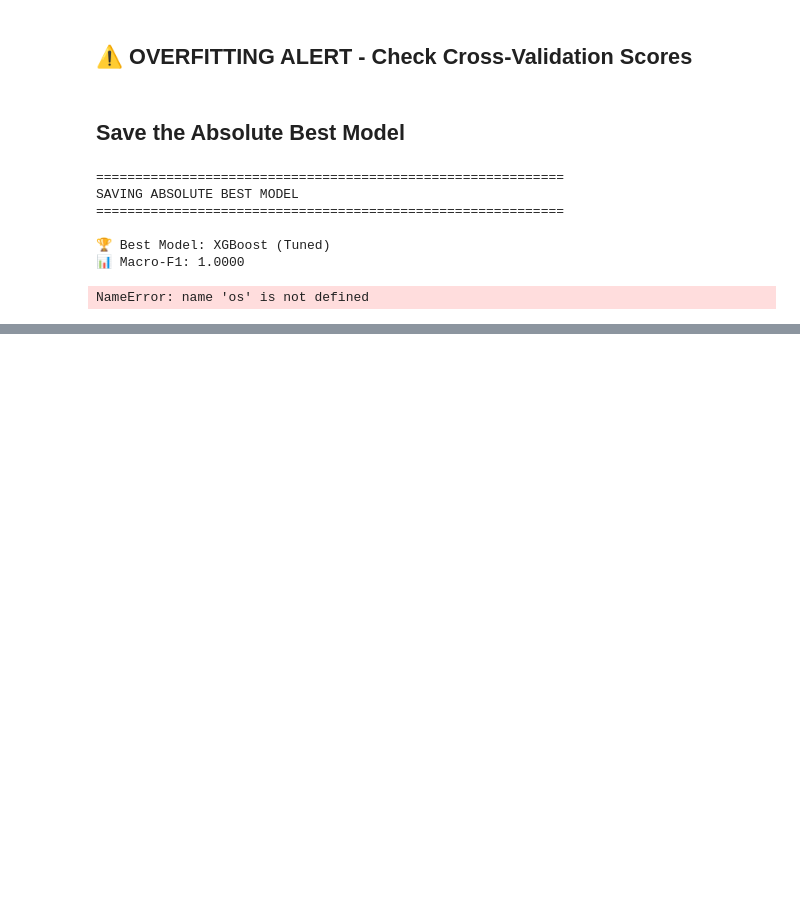
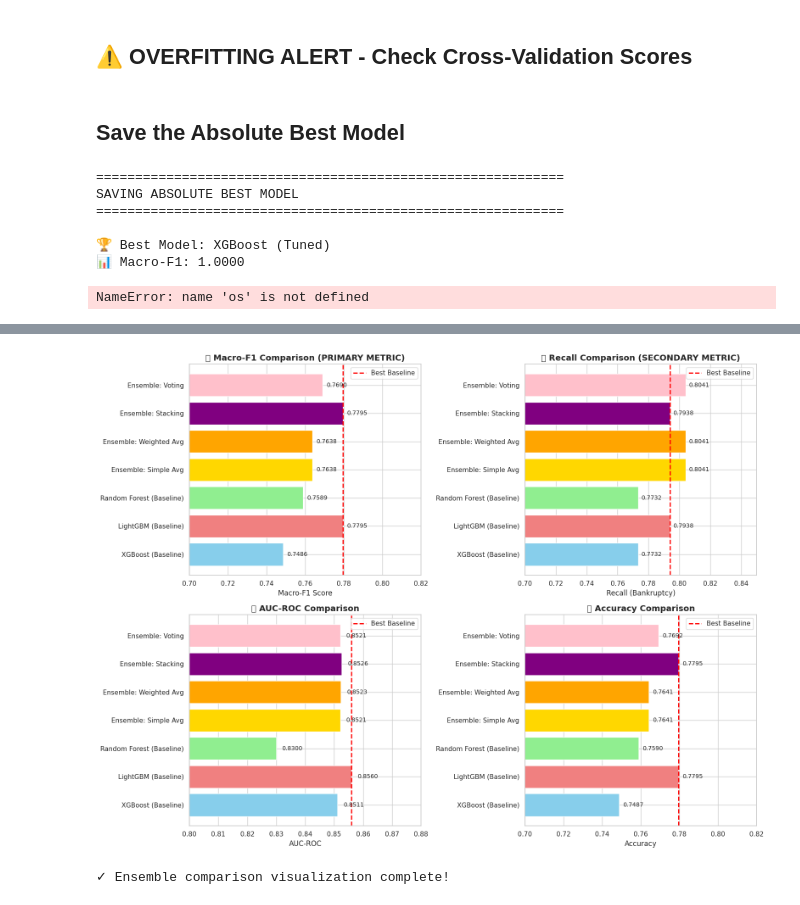
Before and after one commit to c0d3l0v3r-HeHe/Predict2Protect-Hackathon-ISMDhanbad, a Jupyter notebook: notebook.ipynb, the cells around one changed output, grey strips where cells are left out. Cells and saved outputs as stored; diff of their text form; code cells hidden in the pictures; blank space fills up the shorter version.

```diff
--- a/notebook.ipynb
+++ b/notebook.ipynb
@@ -4012,0 +4415,62 @@ NameError: name 'os' is not defined
+# %%
+# Visualize ensemble comparison
+fig, axes = plt.subplots(2, 2, figsize=(16, 12))
+
+# Filter out separator row for plotting
+plot_data = ensemble_comparison[ensemble_comparison['Model'] != '─' * 30].copy()
+
+# Plot 1: Macro-F1 (PRIMARY METRIC)
+axes[0, 0].barh(plot_data['Model'], plot_data['Macro-F1'],
+                color=['skyblue', 'lightcoral', 'lightgreen',
+                       'gold', 'orange', 'purple', 'pink'])
+axes[0, 0].set_xlabel('Macro-F1 Score', fontsize=12)
+axes[0, 0].set_title('📊 Macro-F1 Comparison (PRIMARY METRIC)', fontsize=14, fontweight='bold')
+axes[0, 0].set_xlim(0.70, 0.82)
+axes[0, 0].axvline(lgb_macro_f1, color='red', linestyle='--', linewidth=2, label='Best Baseline')
+for i, v in enumerate(plot_data['Macro-F1']):
+    axes[0, 0].text(v + 0.002, i, f'{v:.4f}', va='center', fontsize=10)
+axes[0, 0].legend()
+
+# Plot 2: Recall (SECONDARY METRIC)
+axes[0, 1].barh(plot_data['Model'], plot_data['Recall'],
+                color=['skyblue', 'lightcoral', 'lightgreen',
+                       'gold', 'orange', 'purple', 'pink'])
+axes[0, 1].set_xlabel('Recall (Bankruptcy)', fontsize=12)
+axes[0, 1].set_title('📊 Recall Comparison (SECONDARY METRIC)', fontsize=14, fontweight='bold')
+axes[0, 1].set_xlim(0.70, 0.85)
+axes[0, 1].axvline(lgb_recall, color='red', linestyle='--', linewidth=2, label='Best Baseline')
+for i, v in enumerate(plot_data['Recall']):
+    axes[0, 1].text(v + 0.002, i, f'{v:.4f}', va='center', fontsize=10)
+axes[0, 1].legend()
+
+# Plot 3: AUC-ROC
+axes[1, 0].barh(plot_data['Model'], plot_data['AUC-ROC'],
+                color=['skyblue', 'lightcoral', 'lightgreen',
+                       'gold', 'orange', 'purple', 'pink'])
+axes[1, 0].set_xlabel('AUC-ROC', fontsize=12)
+axes[1, 0].set_title('📊 AUC-ROC Comparison', fontsize=14, fontweight='bold')
+axes[1, 0].set_xlim(0.80, 0.88)
+axes[1, 0].axvline(lgb_auc, color='red', linestyle='--', linewidth=2, label='Best Baseline')
+for i, v in enumerate(plot_data['AUC-ROC']):
+    axes[1, 0].text(v + 0.002, i, f'{v:.4f}', va='center', fontsize=10)
+axes[1, 0].legend()
+
+# Plot 4: Accuracy
+axes[1, 1].barh(plot_data['Model'], plot_data['Accuracy'],
+                color=['skyblue', 'lightcoral', 'lightgreen',
+                       'gold', 'orange', 'purple', 'pink'])
+axes[1, 1].set_xlabel('Accuracy', fontsize=12)
+axes[1, 1].set_title('📊 Accuracy Comparison', fontsize=14, fontweight='bold')
+axes[1, 1].set_xlim(0.70, 0.82)
+axes[1, 1].axvline(lgb_accuracy, color='red', linestyle='--', linewidth=2, label='Best Baseline')
+for i, v in enumerate(plot_data['Accuracy']):
+    axes[1, 1].text(v + 0.002, i, f'{v:.4f}', va='center', fontsize=10)
+axes[1, 1].legend()
+
+plt.tight_layout()
+plt.show()
+
+print("✓ Ensemble comparison visualization complete!")
+# %% [output]
+[figure, added]
+✓ Ensemble comparison visualization complete!
```
Also changed, not shown: parts of 17 cells of this notebook, 1 other file.
